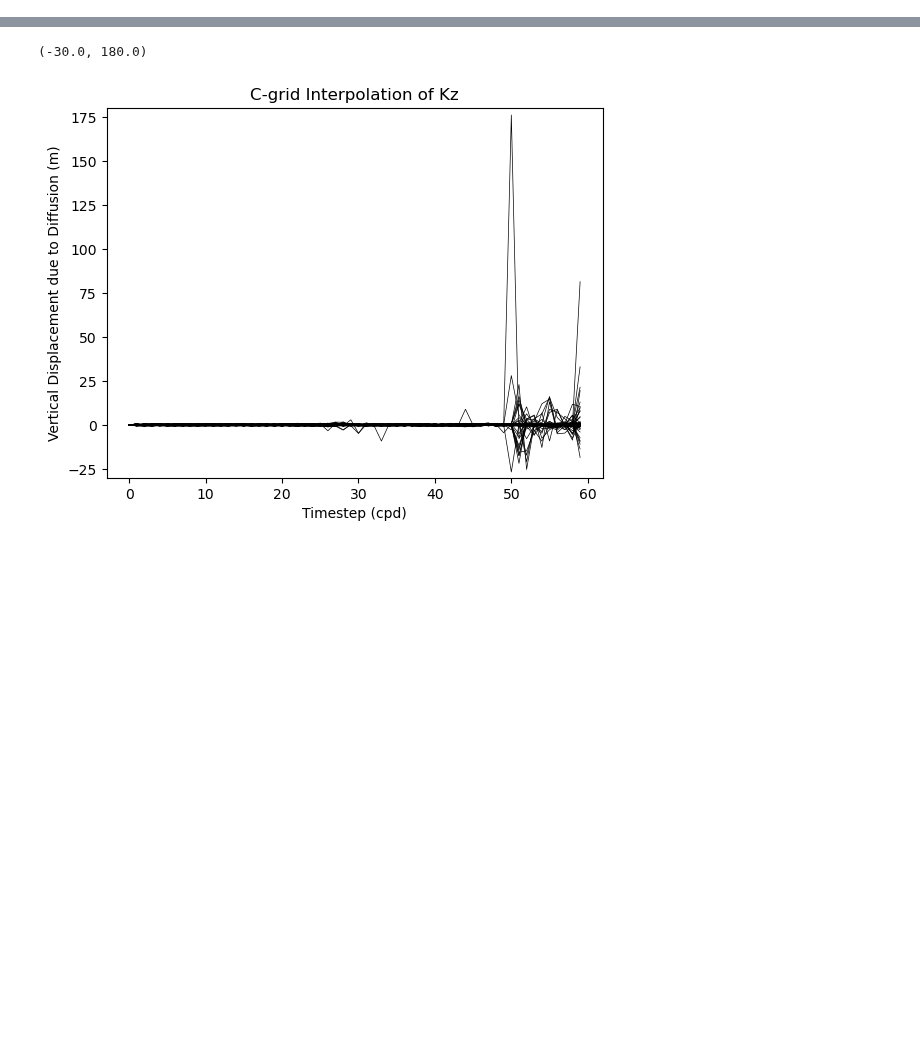
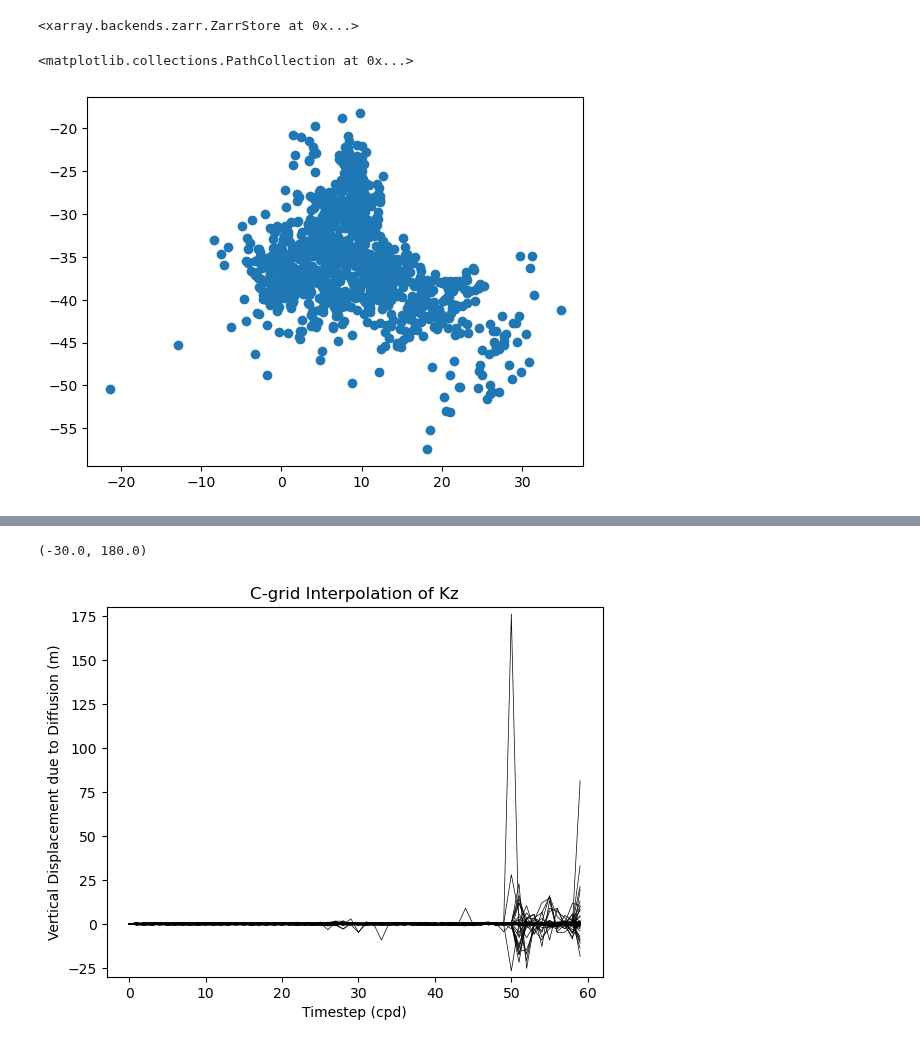
Before and after one commit to OceanParcels/Backtracking_Abyssal_Nanoplastics, a Jupyter notebook: notebooks/zarr_outputs.ipynb, the cells around one changed output, grey strips where cells are left out. Saved outputs shown, nothing was run; the diff lists cells and outputs as text; code cells hidden in the pictures; blank space fills up the shorter version.

```diff
--- a/notebooks/zarr_outputs.ipynb
+++ b/notebooks/zarr_outputs.ipynb
@@ -41,0 +79,3 @@ Data variables: (12/19)
+# %%
+# select the last obs and create a new dataset with the last two obs
+sim_last = sim.isel(obs=[-2,-1])
@@ -41,0 +102,9 @@ Data variables: (12/19)
+# %%
+sim_last.to_zarr('/storage/shared/oceanparcels/output_data/data_Claudio/abyssal_nps_outputs/hc13_23000_BM_True_lasttwo.zarr')
+# %% [output]
+<xarray.backends.zarr.ZarrStore at 0x...>
+# %%
+plt.scatter(sim_last.lon[:1000, 1], sim_last.lat[:1000, 1])
+# %% [output]
+<matplotlib.collections.PathCollection at 0x...>
+[figure, added]
```
Also changed, not shown: parts of 12 cells of this notebook, 6 other files.
